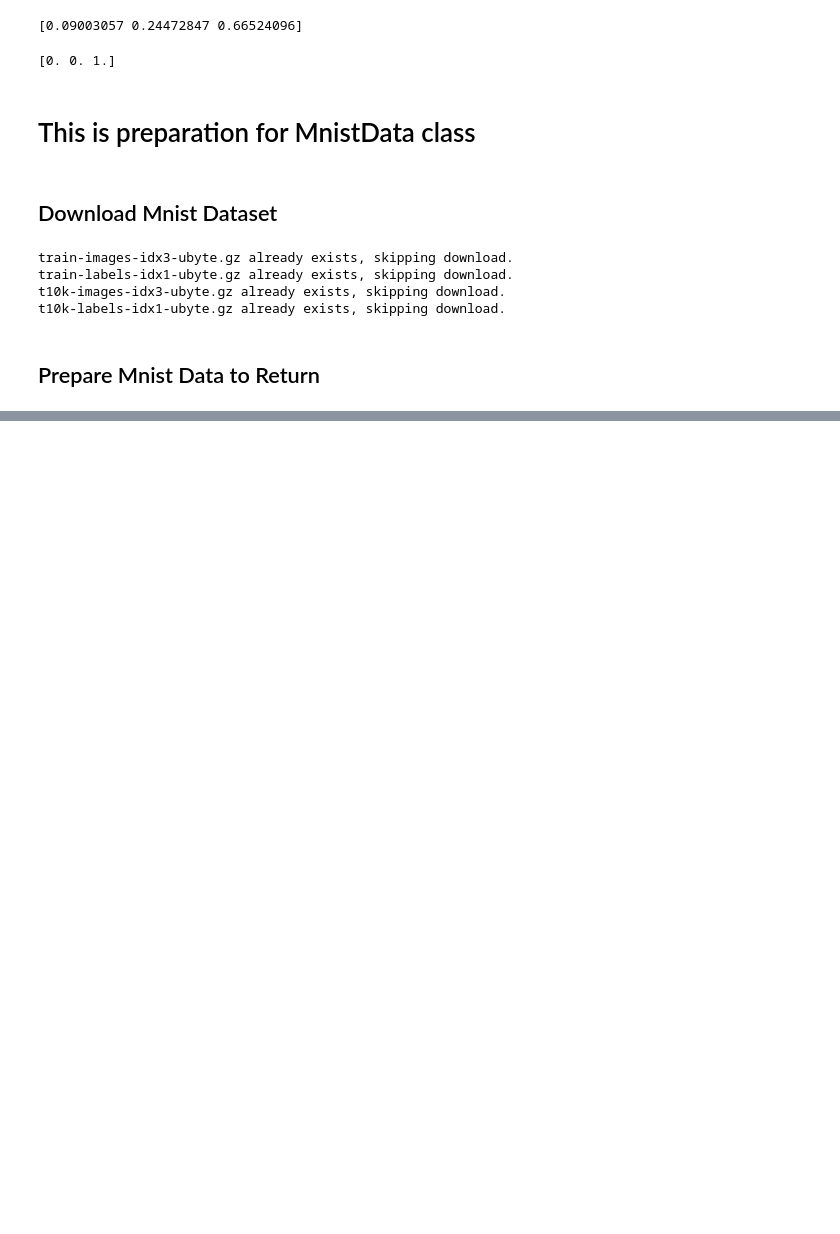
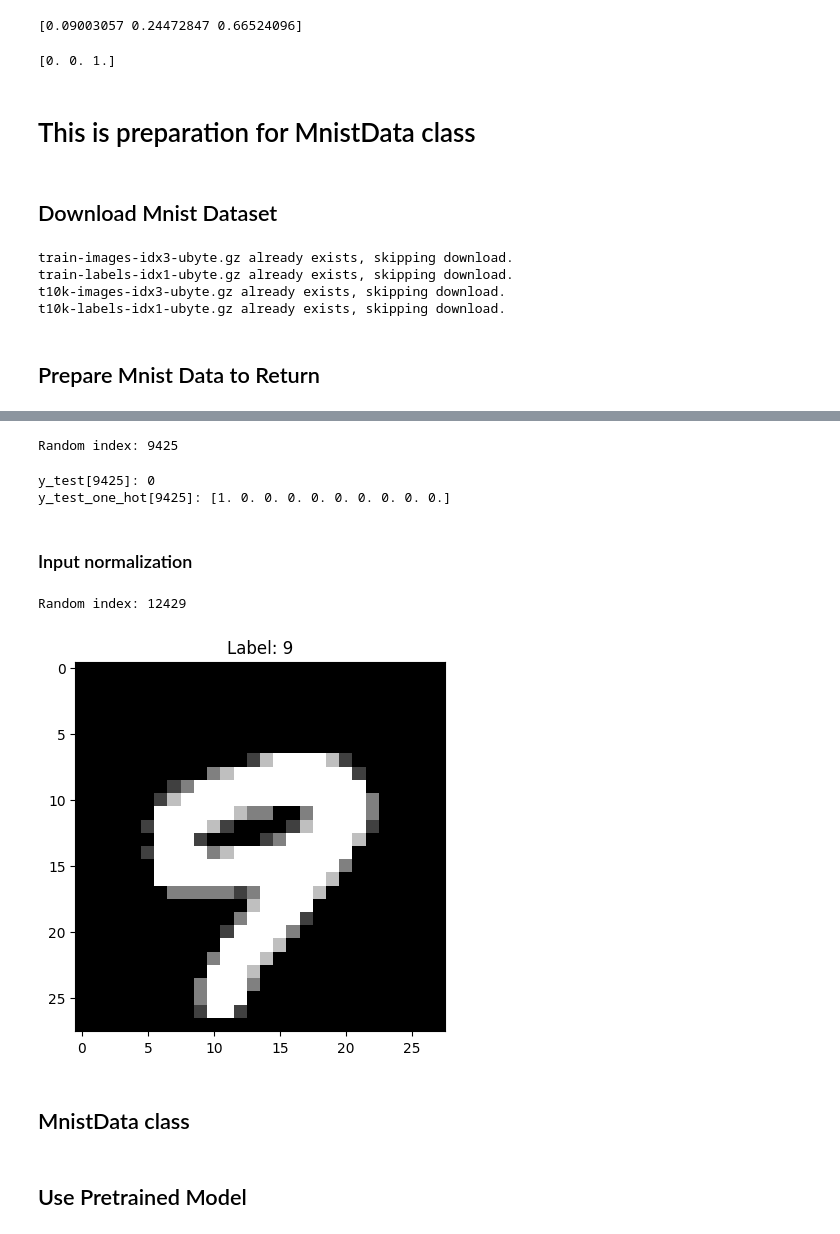
Before and after one commit to jaerock-hy/2026-embodied-ai-code, a Jupyter notebook: module05/module05.ipynb, the cells around one changed output, grey strips where cells are left out. Cells and saved outputs as stored; diff of their text form; code cells hidden in the pictures; blank space fills up the shorter version.

Commit message:
add mnist class

```diff
--- a/module05/module05.ipynb
+++ b/module05/module05.ipynb
@@ -55,5 +64,8 @@ mnist_files = {
     'x_test': 't10k-images-idx3-ubyte.gz',
     'y_test': 't10k-labels-idx1-ubyte.gz'
 }
+# %%
+dataset_path = 'data/mnist/'
+mnist_data_pickle = os.path.join(dataset_path, 'mnist_data.pkl')
 # %%
 def download_mnist_data():
@@ -193,0 +228,32 @@ plt.show()
+# %%
+num = random.randint(0, x_test.shape[0] - 1)
+print(f'Random index: {num}')
+# %% [output]
+Random index: 9425
+# %%
+# print the label and the one-hot encoded label for the random index
+print(f'y_test[{num}]: {y_test[num]}')  # should be a number between 0 and 9
+print(f'y_test_one_hot[{num}]: {y_test_one_hot[num]}')  # should be a one-hot encoded vector of length 10
+# %% [output]
+y_test[9425]: 0
+y_test_one_hot[9425]: [1. 0. 0. 0. 0. 0. 0. 0. 0. 0.]
+# %% [markdown]
+### Input normalization
+# %%
+# normalize the pixel values to be between 0 and 1
+x_train_norm = x_train / 255.0
+x_test_norm = x_test / 255.0
+# %%
+# test the normalization by printing the pixel values for a random index
+num = random.randint(0, x_train.shape[0] - 1)
+print(f'Random index: {num}')
+
+# plot the image corresponding to the random index after normalization
+plt.imshow(x_train_norm[num].reshape(28, 28), cmap='gray')
+plt.title(f'Label: {y_train[num]}')
+plt.show()
+# %% [output]
+Random index: 12429
+[figure, added]
+# %% [markdown]
+## MnistData class
@@ -193,0 +296,2 @@ plt.show()
+# %% [markdown]
+## Use Pretrained Model
```
Also changed, not shown: parts of 34 cells of this notebook, 4 other files.
